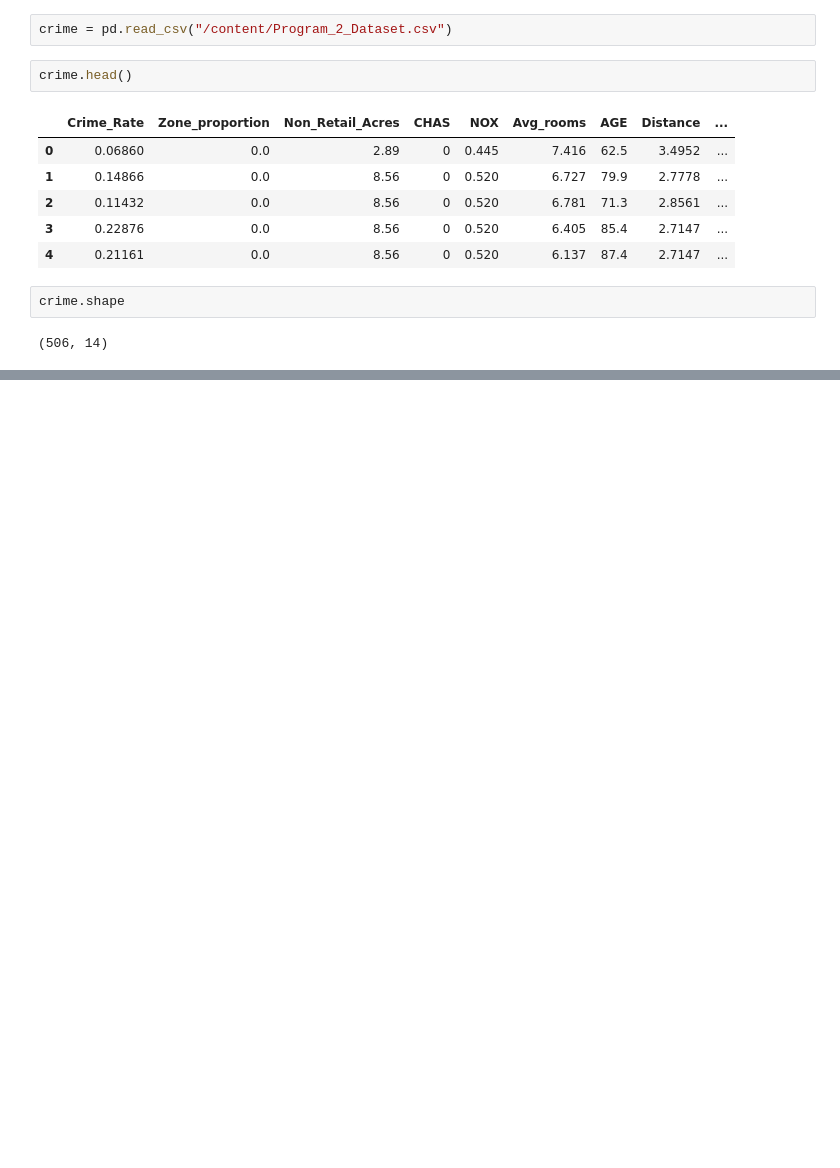
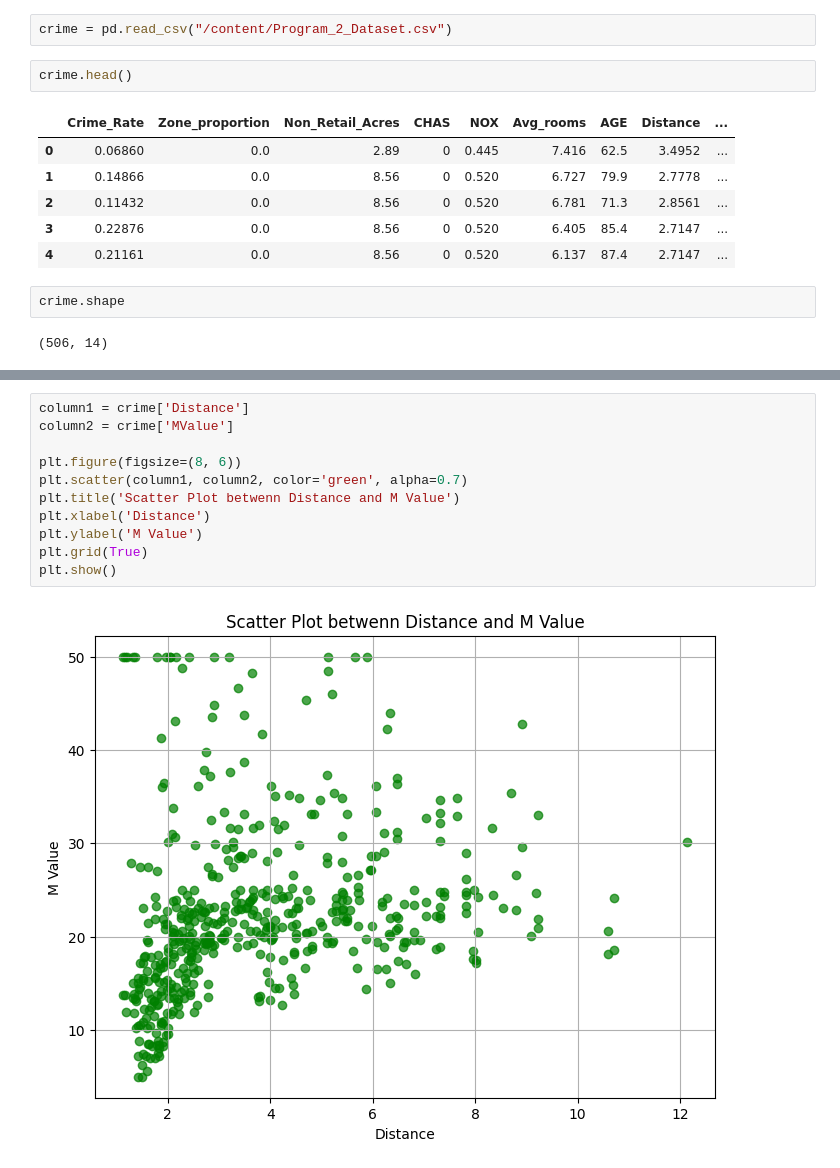
Before and after one commit to MRazin172/LabProgram2, a Jupyter notebook: LabProgram2.ipynb, the cells around one changed output, grey strips where cells are left out. Drawn from its saved outputs; the diff is of its cells as text; blank space fills up the shorter version.

```diff
--- a/LabProgram2.ipynb
+++ b/LabProgram2.ipynb
@@ -25,0 +87,13 @@ crime.shape
+# %%
+column1 = crime['Distance']
+column2 = crime['MValue']
+
+plt.figure(figsize=(8, 6))
+plt.scatter(column1, column2, color='green', alpha=0.7)
+plt.title('Scatter Plot betwenn Distance and M Value')
+plt.xlabel('Distance')
+plt.ylabel('M Value')
+plt.grid(True)
+plt.show()
+# %% [output]
+[figure, added]
```
Also changed, not shown: parts of 15 cells of this notebook.
